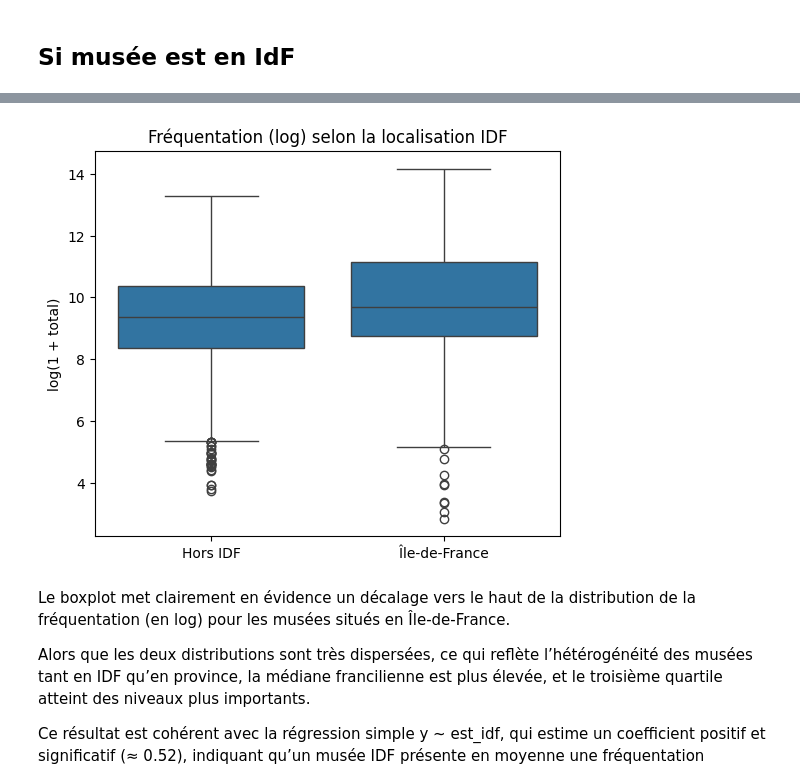
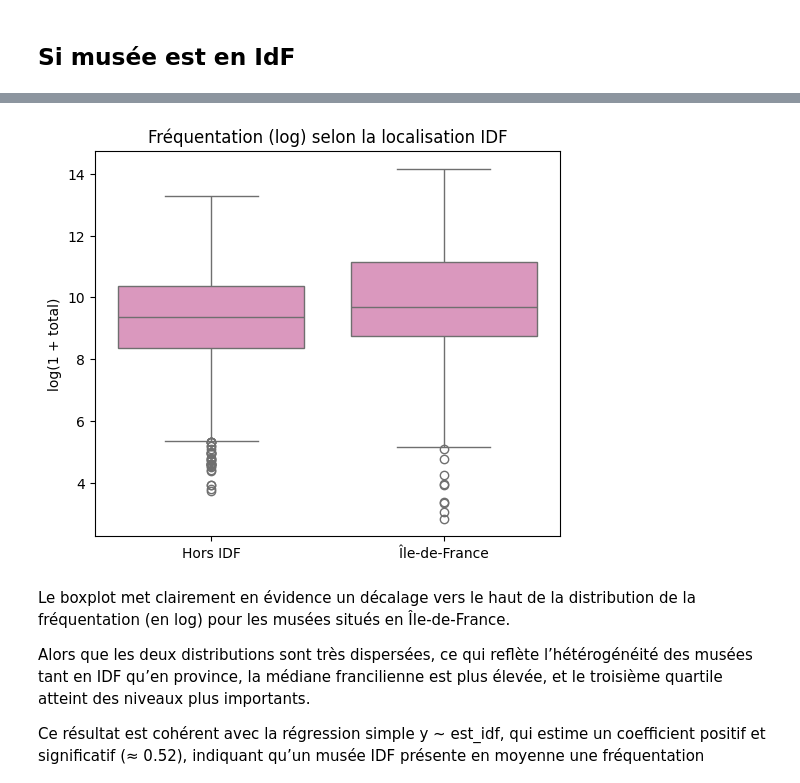
Before and after one commit to emmabezombes/prediction-musee, a Jupyter notebook: notebook/notebook_musees_test_valou.ipynb, the cells around one changed output, grey strips where cells are left out. Drawn from its saved outputs; the diff is of its cells as text; code cells hidden in the pictures.

```diff
--- a/notebook/notebook_musees_test_valou.ipynb
+++ b/notebook/notebook_musees_test_valou.ipynb
@@ -457,14 +457,14 @@ Notes:
 [1] Standard Errors assume that the covariance matrix of the errors is correctly specified.
 # %%
 plt.figure(figsize=(6,5))
-sns.boxplot(x=df_reg["est_idf"], y=df_reg["y"])
+sns.boxplot(x=df_reg["est_idf"], y=df_reg["y"],color="#e58dc0")
 plt.xticks([0,1], ["Hors IDF", "Île-de-France"])
 plt.title("Fréquentation (log) selon la localisation IDF")
 plt.xlabel("")
 plt.ylabel("log(1 + total)")
 plt.show()
 # %% [output]
-[figure, old version]
+[figure, new version]
 # %% [markdown]
 Le boxplot met clairement en évidence un décalage vers le haut de la distribution de la fréquentation (en log) pour les musées situés en Île-de-France.
 
```
Also changed, not shown: parts of 14 cells of this notebook.
